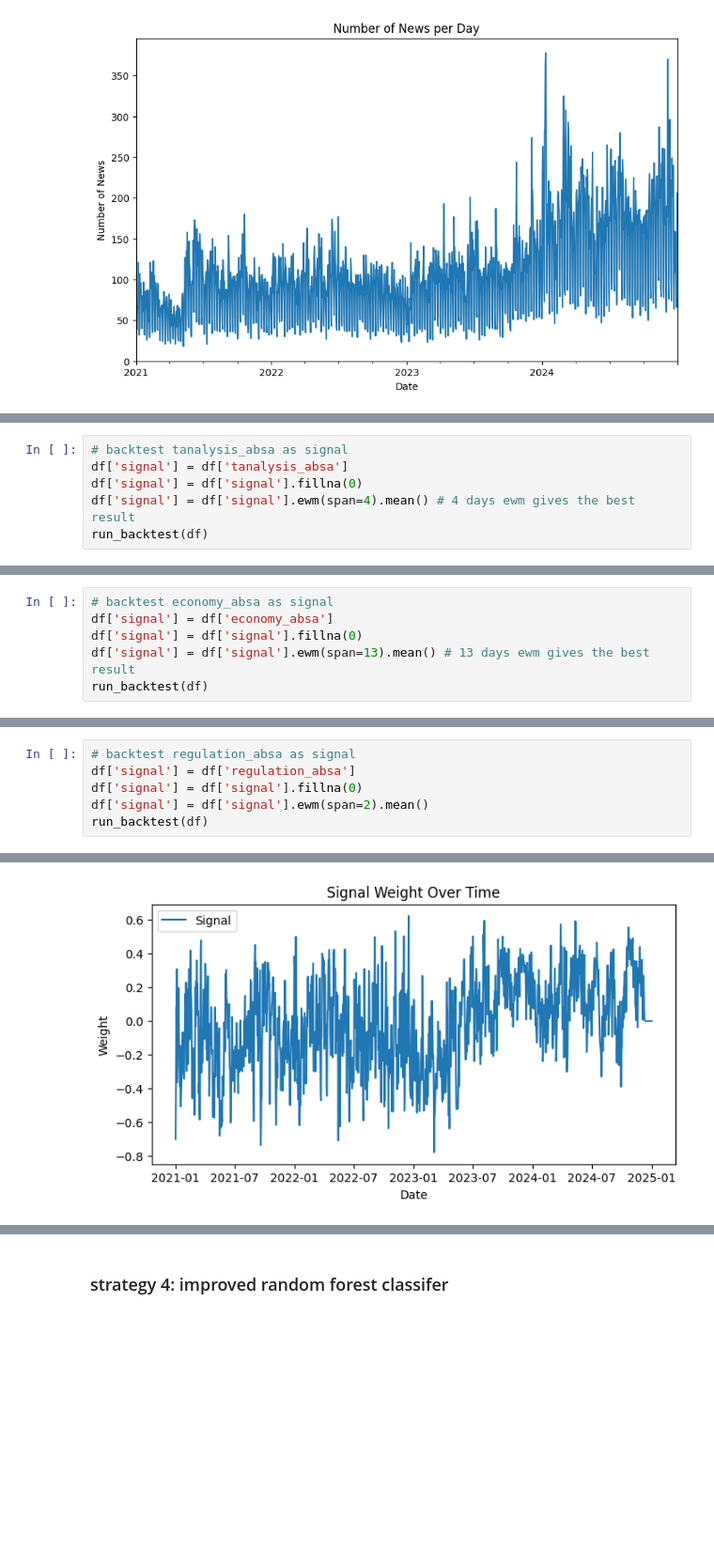
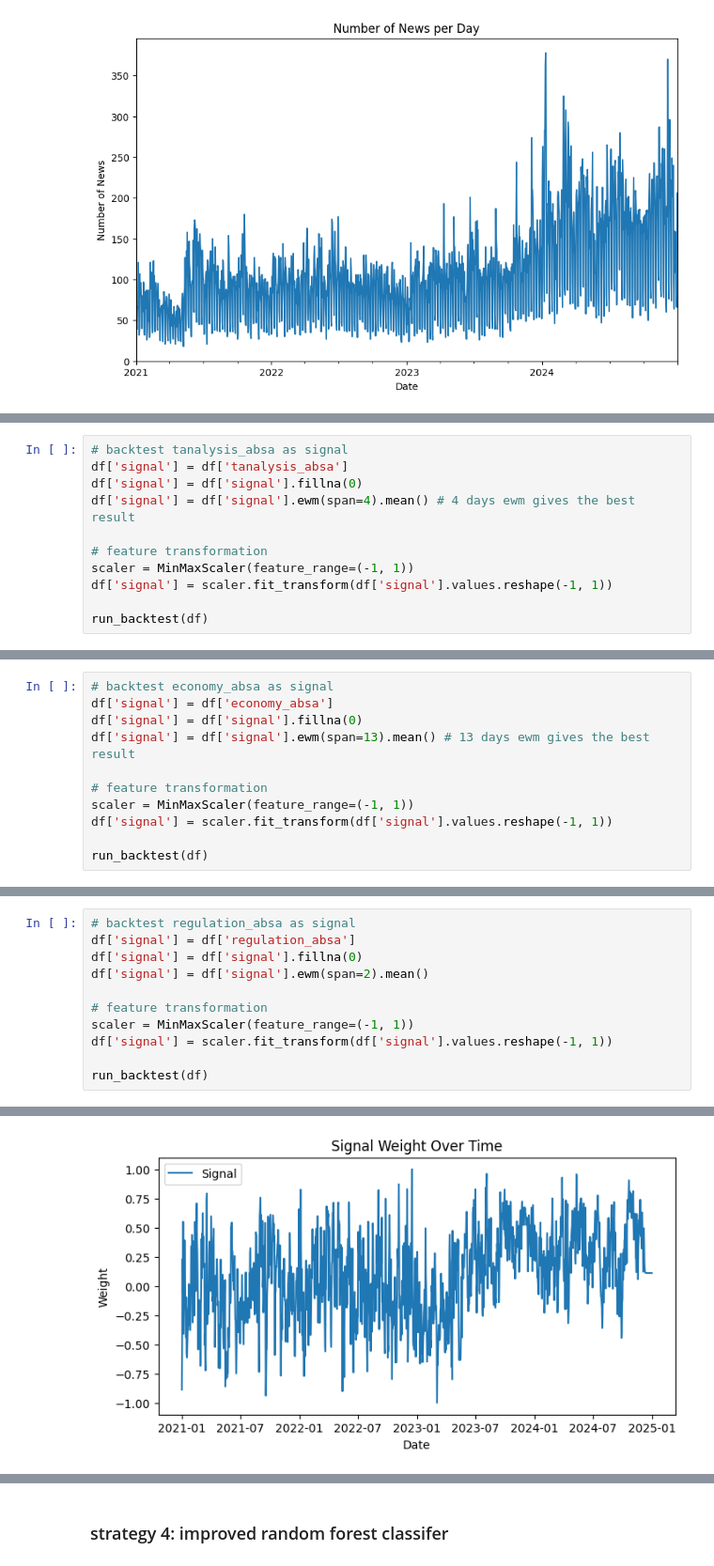
Before and after one commit to alvinku0/Bitcoin-Systematic-Strategies, a Jupyter notebook: crypto_news/strategies_backtesting/alpha_generation_daily_v1.ipynb, the cells around one changed output, grey strips where cells are left out. Shown at 94% size. Cells and saved outputs as stored; diff of their text form; blank space fills up the shorter version.

```diff
--- a/crypto_news/strategies_backtesting/alpha_generation_daily_v1.ipynb
+++ b/crypto_news/strategies_backtesting/alpha_generation_daily_v1.ipynb
@@ -350,5 +350,10 @@ Statistical Analysis:
 df['signal'] = df['tanalysis_absa']
 df['signal'] = df['signal'].fillna(0)
 df['signal'] = df['signal'].ewm(span=4).mean() # 4 days ewm gives the best result
+
+# feature transformation
+scaler = MinMaxScaler(feature_range=(-1, 1))
+df['signal'] = scaler.fit_transform(df['signal'].values.reshape(-1, 1))
+
 run_backtest(df)
 # %% [output]
@@ -372,5 +377,10 @@ Yearly Metrics:
 df['signal'] = df['economy_absa']
 df['signal'] = df['signal'].fillna(0)
 df['signal'] = df['signal'].ewm(span=13).mean() # 13 days ewm gives the best result
+
+# feature transformation
+scaler = MinMaxScaler(feature_range=(-1, 1))
+df['signal'] = scaler.fit_transform(df['signal'].values.reshape(-1, 1))
+
 run_backtest(df)
 # %% [output]
@@ -394,5 +404,10 @@ Yearly Metrics:
 df['signal'] = df['regulation_absa']
 df['signal'] = df['signal'].fillna(0)
 df['signal'] = df['signal'].ewm(span=2).mean()
+
+# feature transformation
+scaler = MinMaxScaler(feature_range=(-1, 1))
+df['signal'] = scaler.fit_transform(df['signal'].values.reshape(-1, 1))
+
 run_backtest(df)
 # %% [output]
@@ -413,4 +428,4 @@ Yearly Metrics:
-[figure, old version]
+[figure, new version]
 # %%
 # backtest technology_absa as signal
 df['signal'] = df['technology_absa']
```
Also changed, not shown: parts of 26 cells of this notebook, 2 other files.
